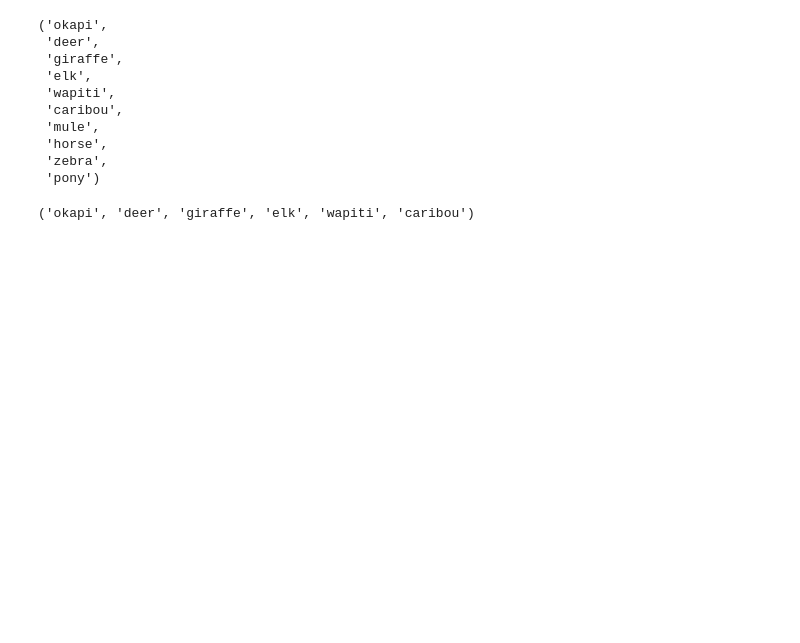
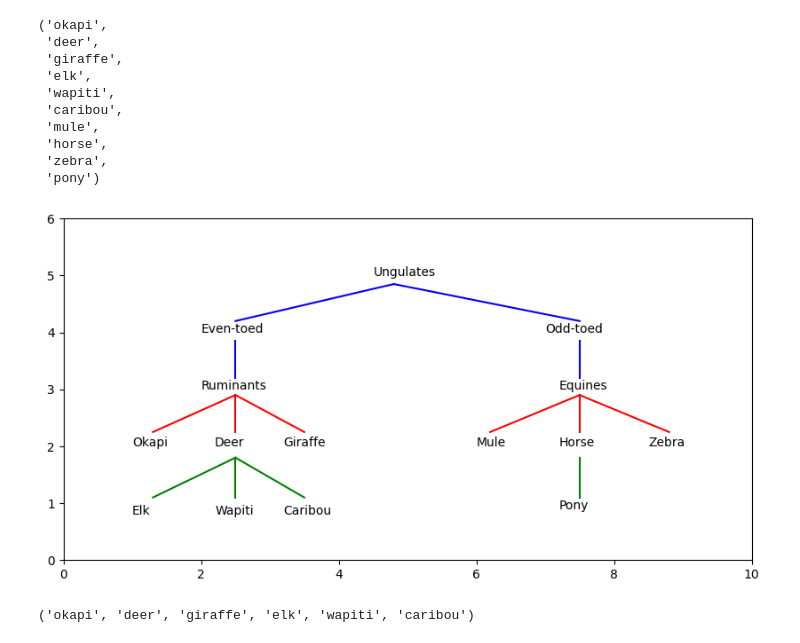
Before and after one commit to anoban/Applied-Text-Mining-in-Python, a Jupyter notebook: anoban/Semantic Text Similarity.ipynb, the cells around one changed output. Saved outputs shown, nothing was run; the diff lists cells and outputs as text; code cells hidden in the pictures; blank space fills up the shorter version.

Commit message:
modified:   anoban/Semantic Text Similarity.ipynb 	new file:   anoban/animals.jpeg

```diff
--- a/anoban/Semantic Text Similarity.ipynb
+++ b/anoban/Semantic Text Similarity.ipynb
@@ -57,6 +59,54 @@ animals
  'horse',
  'zebra',
  'pony')
+# %%
+fig, axes = plt.subplots()
+fig.set_size_inches(10, 5)
+axes.set_xlim(0, 10)
+axes.set_ylim(0, 6)
+
+axes.text(4.5, 5, s = "Ungulates")
+axes.text(2, 4, s = "Even-toed")
+axes.text(7, 4, s = "Odd-toed")
+plt.plot([4.8, 2.5], [4.85, 4.2], color = "blue")
+plt.plot([4.8, 7.5], [4.85, 4.2], color = "blue")
+
+axes.text(2, 3, s = "Ruminants")
+axes.text(7.2, 3, s = "Equines")
+plt.plot([2.5, 2.5], [3.85, 3.2], color = "blue")
+plt.plot([7.5, 7.5], [3.85, 3.2], color = "blue")
+
+axes.text(1, 2, s = "Okapi")
+axes.text(2.2, 2, s = "Deer")
+axes.text(3.2, 2, s = "Giraffe")
+
+axes.text(6, 2, s = "Mule")
+axes.text(7.2, 2, s = "Horse")
+axes.text(8.5, 2, s = "Zebra")
+
+plt.plot([2.5, 1.3], [2.9, 2.25], color = "red")
+plt.plot([2.5, 2.5], [2.9, 2.25], color = "red")
+plt.plot([2.5, 3.5], [2.9, 2.25], color = "red")
+
+plt.plot([7.5, 6.2], [2.9, 2.25], color = "red")
+plt.plot([7.5, 7.5], [2.9, 2.25], color = "red")
+plt.plot([7.5, 8.8], [2.9, 2.25], color = "red")
+
+axes.text(1, 0.8, s = "Elk")
+axes.text(2.2, 0.8, s = "Wapiti")
+axes.text(3.2, 0.8, s = "Caribou")
+
+plt.plot([2.5, 1.3], [1.8, 1.1], color = "green")
+plt.plot([2.5, 2.5], [1.8, 1.1], color = "green")
+plt.plot([2.5, 3.5], [1.8, 1.1], color = "green")
+
+axes.text(7.2, .9, s = "Pony")
+plt.plot([7.5, 7.5], [1.8, 1.1], color = "green")
+
+# plt.savefig("./animals.jpeg", format = "jpeg")
+plt.show()
+# %% [output]
+[figure, added]
 # %%
 # Even toed ungulates
 
```
Also changed, not shown: parts of 24 cells of this notebook, 1 other file.
